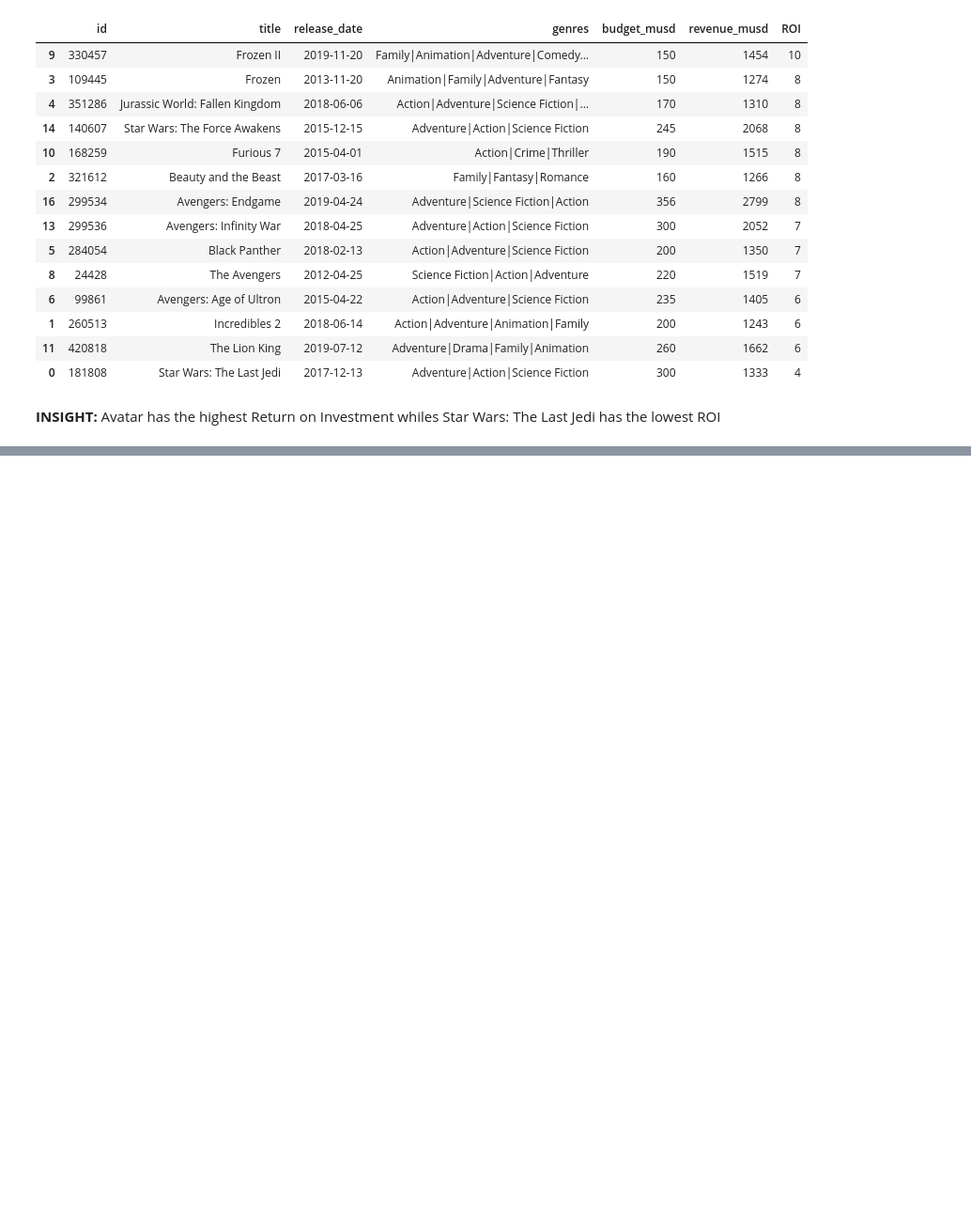
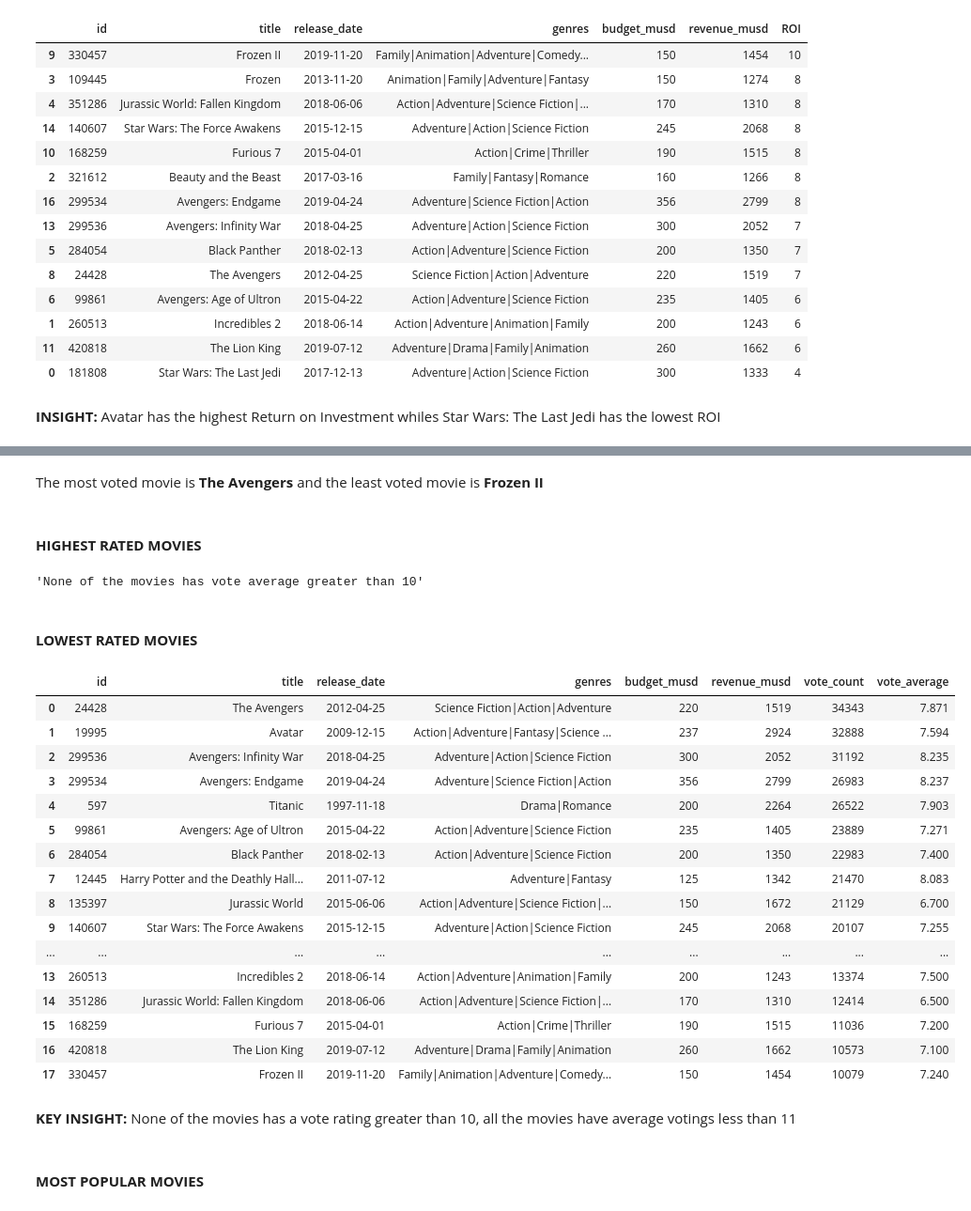
Before and after one commit to PercyAyimbilaNsolemna/TMDB_Movie_Data_Analysis, a Jupyter notebook: Notebook/movieAnalysis.ipynb, the cells around one changed output, grey strips where cells are left out. Shown at 94% size. Cells and saved outputs as stored; diff of their text form; code cells hidden in the pictures; blank space fills up the shorter version.

Commit message:
Add code to derive key insights of the data.

```diff
--- a/Notebook/movieAnalysis.ipynb
+++ b/Notebook/movieAnalysis.ipynb
@@ -708,0 +711,5 @@ movies_with_low_ROI[columns_to_display]
+# %%
+#Remove ROI from the list to display and add vote_count
+columns_to_display.pop()
+
+columns_to_display.append("vote_count")
@@ -708,0 +738,46 @@ movies_with_low_ROI[columns_to_display]
+# %% [markdown]
+The most voted movie is **The Avengers** and the least voted movie is **Frozen II**
+# %% [markdown]
+#### **HIGHEST RATED MOVIES**
+# %%
+#Adds the average vote count to the list of columns to display
+columns_to_display.append("vote_average")
+# %%
+#Extracts movies with vote average greater than 10
+movies_with_high_rate = movie_data[movie_data["vote_average"] > 10]
+
+#Checks if there are movies with vote average greater than 10 and outs them if not print a concise message
+movies_with_high_rate[columns_to_display] if movies_with_high_rate is not None and not movies_with_high_rate.empty else "None of the movies has vote average greater than 10"
+# %% [output]
+'None of the movies has vote average greater than 10'
+# %% [markdown]
+#### **LOWEST RATED MOVIES**
+# %%
+#Extracts movies with vote average less than 10
+movies_with_low_rate = movie_data[movie_data["vote_average"] < 11]
+
+
+#Checks if there are movies with vote average greater than 10 and outs them if not print a concise message
+movies_with_low_rate[columns_to_display] if movies_with_low_rate is not None and not movies_with_low_rate.empty else "None of the movies has vote average less than 11"
+# %% [output]
+|  | id | title | release_date | genres | budget_musd | revenue_musd | vote_count | vote_average |
+| 0 | 24428 | The Avengers | 2012-04-25 | Science Fiction|Action|Adventure | 220 | 1519 | 34343 | 7.871 |
+| 1 | 19995 | Avatar | 2009-12-15 | Action|Adventure|Fantasy|Science ... | 237 | 2924 | 32888 | 7.594 |
+| 2 | 299536 | Avengers: Infinity War | 2018-04-25 | Adventure|Action|Science Fiction | 300 | 2052 | 31192 | 8.235 |
+| 3 | 299534 | Avengers: Endgame | 2019-04-24 | Adventure|Science Fiction|Action | 356 | 2799 | 26983 | 8.237 |
+| 4 | 597 | Titanic | 1997-11-18 | Drama|Romance | 200 | 2264 | 26522 | 7.903 |
+| 5 | 99861 | Avengers: Age of Ultron | 2015-04-22 | Action|Adventure|Science Fiction | 235 | 1405 | 23889 | 7.271 |
+| 6 | 284054 | Black Panther | 2018-02-13 | Action|Adventure|Science Fiction | 200 | 1350 | 22983 | 7.400 |
+| 7 | 12445 | Harry Potter and the Deathly Hall... | 2011-07-12 | Adventure|Fantasy | 125 | 1342 | 21470 | 8.083 |
+| 8 | 135397 | Jurassic World | 2015-06-06 | Action|Adventure|Science Fiction|... | 150 | 1672 | 21129 | 6.700 |
+| 9 | 140607 | Star Wars: The Force Awakens | 2015-12-15 | Adventure|Action|Science Fiction | 245 | 2068 | 20107 | 7.255 |
+| ... | ... | ... | ... | ... | ... | ... | ... | ... |
+| 13 | 260513 | Incredibles 2 | 2018-06-14 | Action|Adventure|Animation|Family | 200 | 1243 | 13374 | 7.500 |
+| 14 | 351286 | Jurassic World: Fallen Kingdom | 2018-06-06 | Action|Adventure|Science Fiction|... | 170 | 1310 | 12414 | 6.500 |
+| 15 | 168259 | Furious 7 | 2015-04-01 | Action|Crime|Thriller | 190 | 1515 | 11036 | 7.200 |
+| 16 | 420818 | The Lion King | 2019-07-12 | Adventure|Drama|Family|Animation | 260 | 1662 | 10573 | 7.100 |
+| 17 | 330457 | Frozen II | 2019-11-20 | Family|Animation|Adventure|Comedy... | 150 | 1454 | 10079 | 7.240 |
+# %% [markdown]
+**KEY INSIGHT:** None of the movies has a vote rating greater than 10, all the movies have average votings less than 11
+# %% [markdown]
+#### **MOST POPULAR MOVIES**
```
Also changed, not shown: parts of 5 cells of this notebook.
